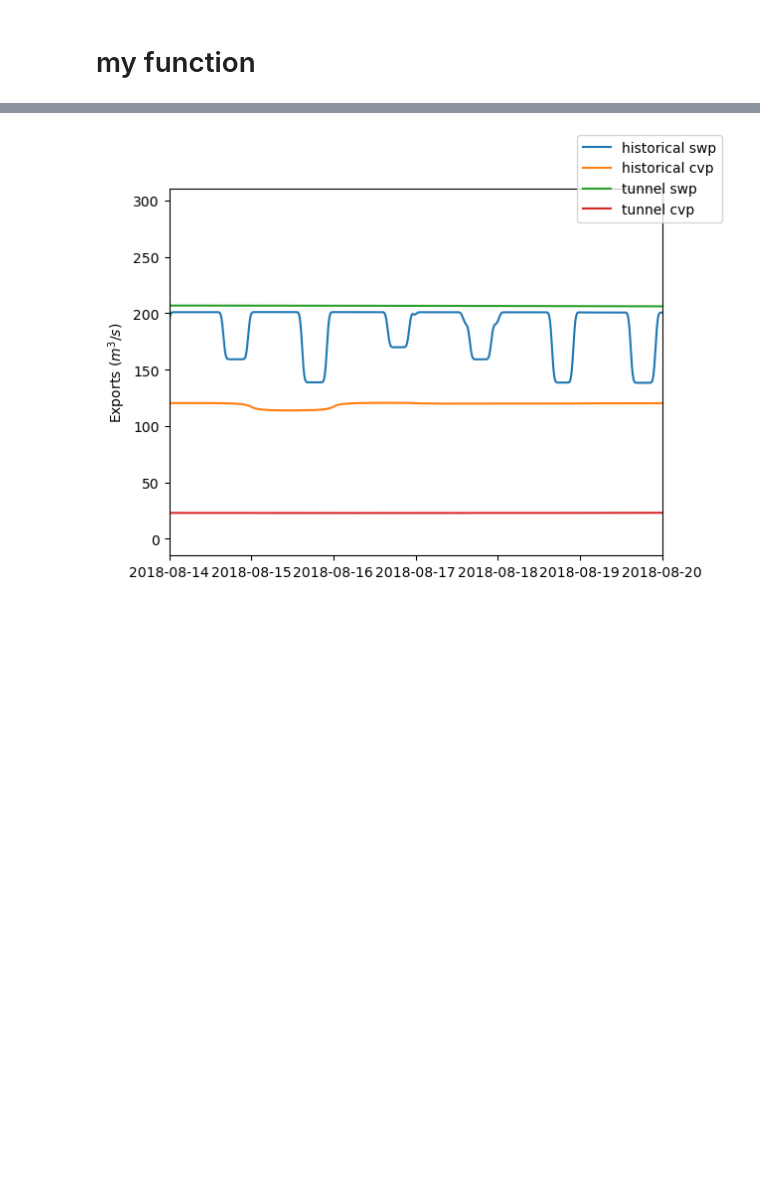
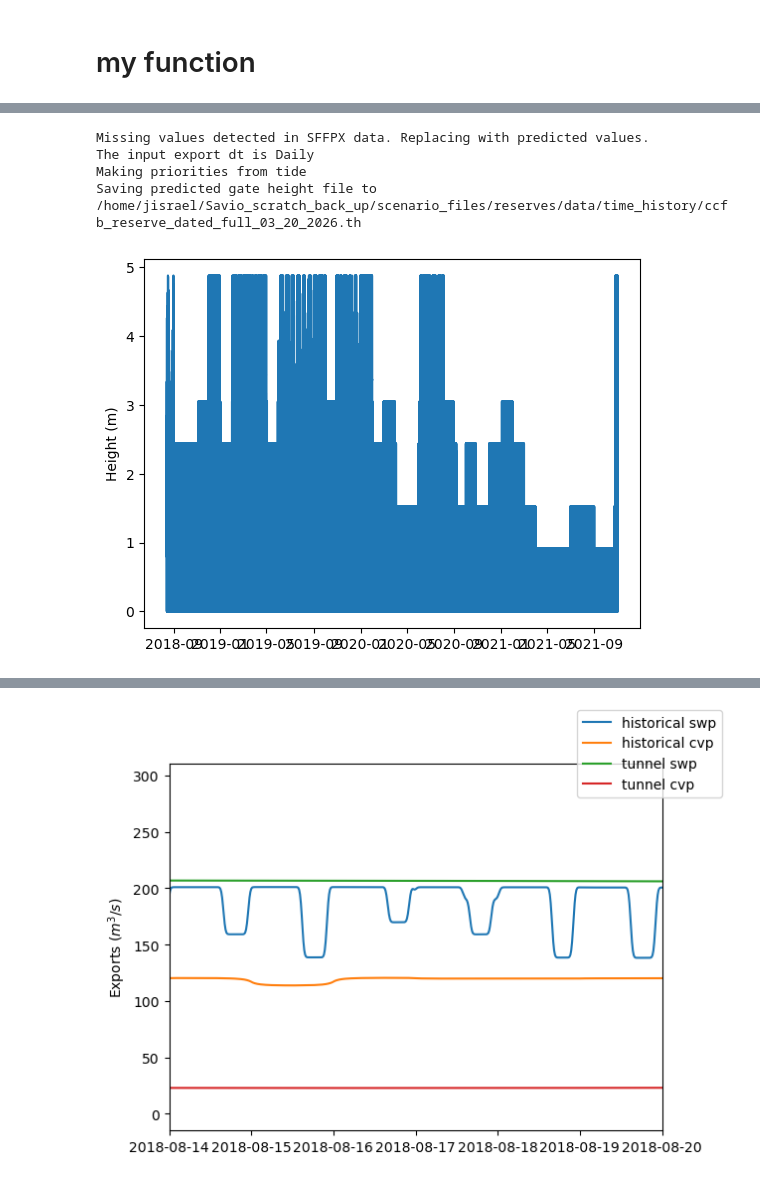
Before and after one commit to jennaisrael/Savio_scratch_back_up, a Jupyter notebook: scripts/preprocessing_scripts/fix_ccfb.ipynb, the cells around one changed output, grey strips where cells are left out. Saved outputs shown, nothing was run; the diff lists cells and outputs as text; code cells hidden in the pictures; blank space fills up the shorter version.

```diff
--- a/scripts/preprocessing_scripts/fix_ccfb.ipynb
+++ b/scripts/preprocessing_scripts/fix_ccfb.ipynb
@@ -187,3 +246,31 @@ Saving predicted gate height file to /home/jisrael/Savio_scratch_back_up/scenari
+# %%
+# repeat for the full file
+# this version doesn't use start and end bc its in sffpx
+model_start = "2018-08-14"
+#model_end = "2018-08-20"
+model_end = "2021-11-01"
+# s1 = dtm.datetime.strptime(model_start, "%Y-%m-%d")
+# s2 = dtm.datetime.strptime(model_end, "%Y-%m-%d")
+# margin=dtm.timedelta(days=30)
+
+#dated_case_dir="/home/jisrael/BayDeltaSCHISM/data/time_history/"
+#for DCP
+export_file = "/home/jisrael/Savio_scratch_back_up/scenario_files/reserves/data/time_history/flux_s0044.th.ported"
+#os.path.join(dated_case_dir, "flux.th")
+#Lily sent me the astro_file
+astro_file = "/home/jisrael/Savio_scratch_back_up/scripts/preprocessing_scripts/oh4_15min_predicted_10y_01_25.out" #"/scratch/projects/dsp/updated_schism_202602/th_files/prepro_files/oh4_15min_predicted_10y_01_25.out"
+sf_data_repo = "/expanse/lustre/scratch/jisrael/temp_project/validation_data/screened/" #"/scratch/nasbdo/modeling_data/repo/continuous/screened/"
+plot = True
+dest='/home/jisrael/Savio_scratch_back_up/scenario_files/reserves/data/time_history/ccfb_reserve_dated_full_03_20_2026.th'
+sffpx_elev=sffpx_level_alt(model_start, model_end, sf_data_repo)
+plot=True
+ccf_gate_alt(model_start,model_end, sffpx_elev,dest,export_file,astro_file,plot)
+# %% [output]
+Missing values detected in SFFPX data. Replacing with predicted values.
+The input export dt is Daily
+Making priorities from tide
+Saving predicted gate height file to /home/jisrael/Savio_scratch_back_up/scenario_files/reserves/data/time_history/ccfb_reserve_dated_full_03_20_2026.th
+[figure, added]
 # %%
 # plot the tunnel export file with the historical for swp and cvp
 # %%
```
Also changed, not shown: parts of 6 cells of this notebook, 7 other files.
